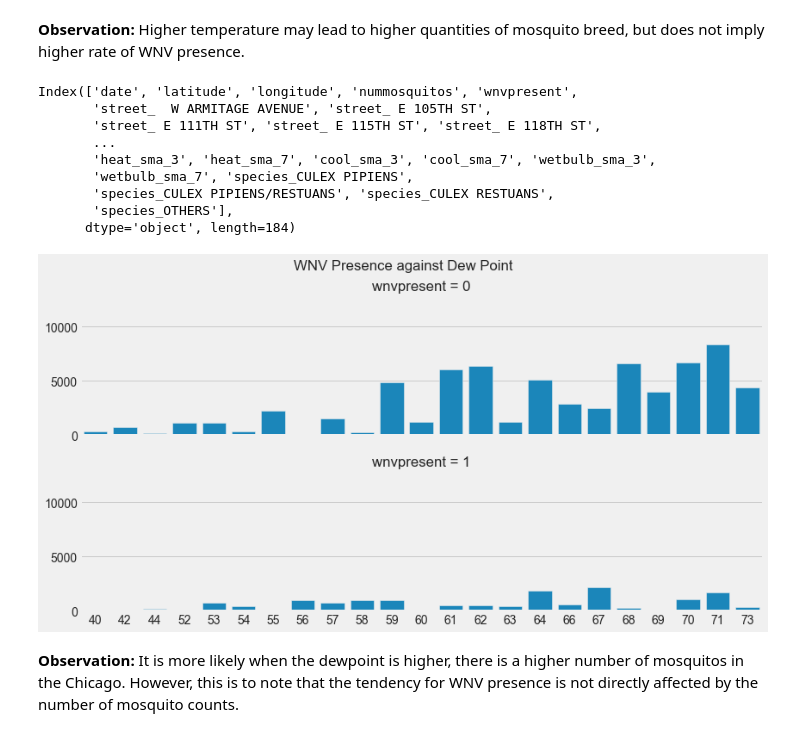
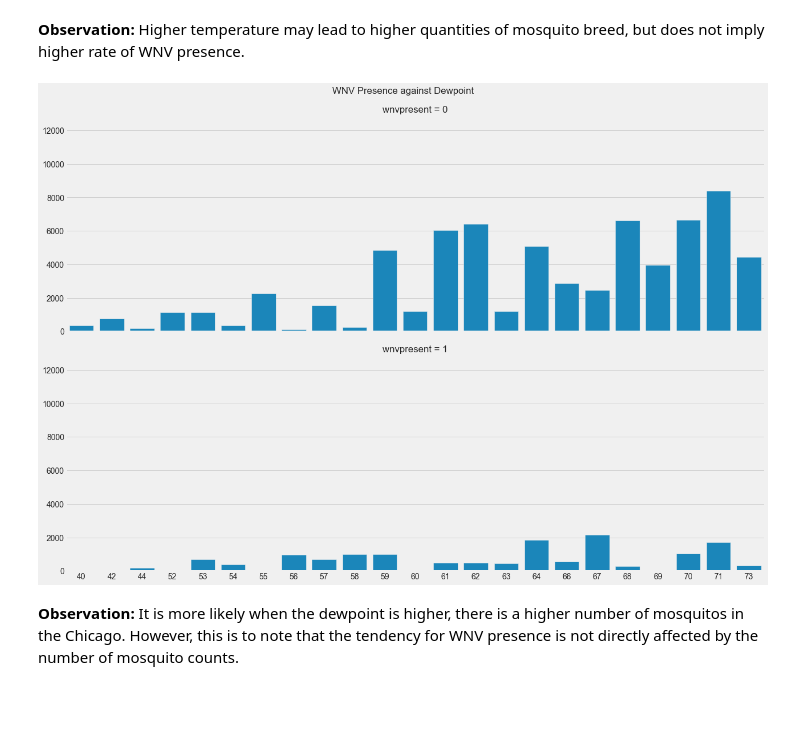
Before and after one commit to JeanLiew/WNV-Predictive-Model, a Jupyter notebook: code/2.2_EDA_weather.ipynb, the cells around one changed output. Saved outputs shown, nothing was run; the diff lists cells and outputs as text; code cells hidden in the pictures; blank space fills up the shorter version.

Commit message:
add eda and images

```diff
--- a/code/2.2_EDA_weather.ipynb
+++ b/code/2.2_EDA_weather.ipynb
@@ -382,27 +408,15 @@ plt.show()
 [figure]
 # %% [markdown]
 **Observation:** Higher temperature may lead to higher quantities of mosquito breed, but does not imply higher rate of WNV presence.
-# %%
-train_merged.columns
-# %% [output]
-Index(['date', 'latitude', 'longitude', 'nummosquitos', 'wnvpresent',
-       'street_  W ARMITAGE AVENUE', 'street_ E 105TH ST',
-       'street_ E 111TH ST', 'street_ E 115TH ST', 'street_ E 118TH ST',
-       ...
-       'heat_sma_3', 'heat_sma_7', 'cool_sma_3', 'cool_sma_7', 'wetbulb_sma_3',
-       'wetbulb_sma_7', 'species_CULEX PIPIENS',
-       'species_CULEX PIPIENS/RESTUANS', 'species_CULEX RESTUANS',
-       'species_OTHERS'],
-      dtype='object', length=184)
 # %%
 temp_df = train_merged.groupby(['wnvpresent', 'dewpoint']).sum()['nummosquitos'].reset_index()
 temp_df['dewpoint'] = temp_df['dewpoint'].astype(int)
-g = sns.FacetGrid(temp_df, row='wnvpresent', row_order=[0, 1], height=3, aspect=4)
+g = sns.FacetGrid(temp_df, row='wnvpresent', row_order=[0, 1], height=6, aspect=3)
 g.map_dataframe(sns.barplot, x='dewpoint', y='nummosquitos', ci=None)
-plt.suptitle("WNV Presence against Dew Point",y=1.02)
-plt.savefig('../images/WNV_Presence_by_DewPoint.png',)
+plt.suptitle("WNV Presence against Dewpoint",y=1.02)
+plt.savefig('../images/WNV_Presence_by_Dewpoint.png',)
 plt.show()
 # %% [output]
-[figure, old version]
+[figure, new version]
 # %% [markdown]
 **Observation:** It is more likely when the dewpoint is higher, there is a higher number of mosquitos in the Chicago. However, this is to note that the tendency for WNV presence is not directly affected by the number of mosquito counts.
```
Also changed, not shown: parts of 10 cells of this notebook, 16 other files.
